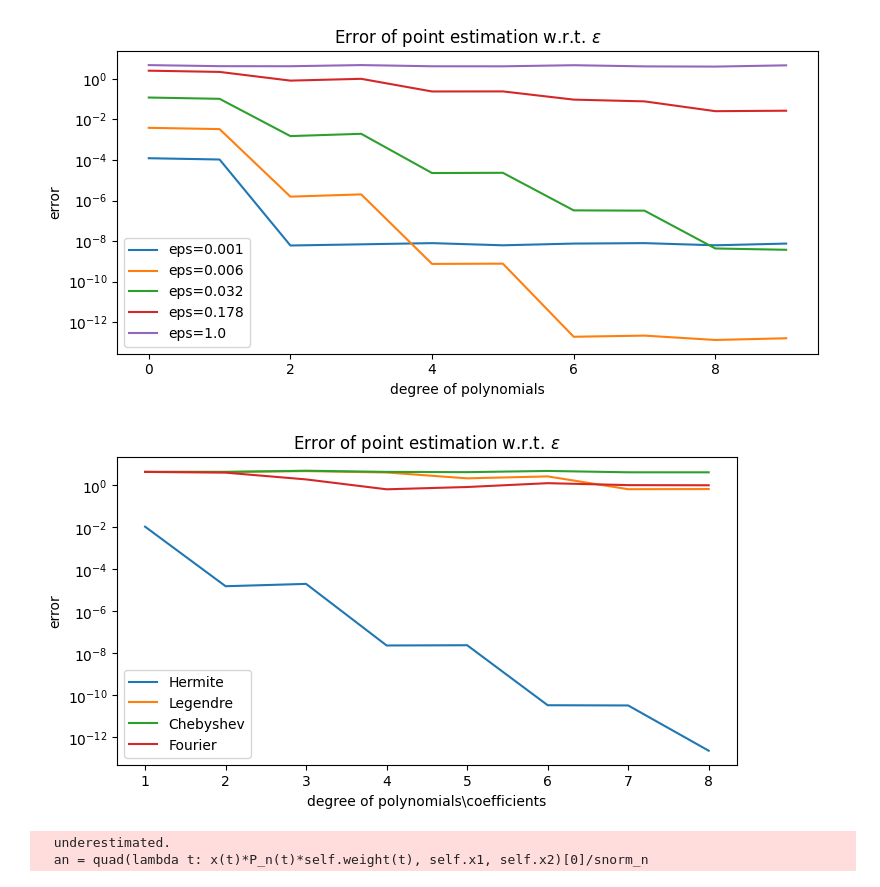
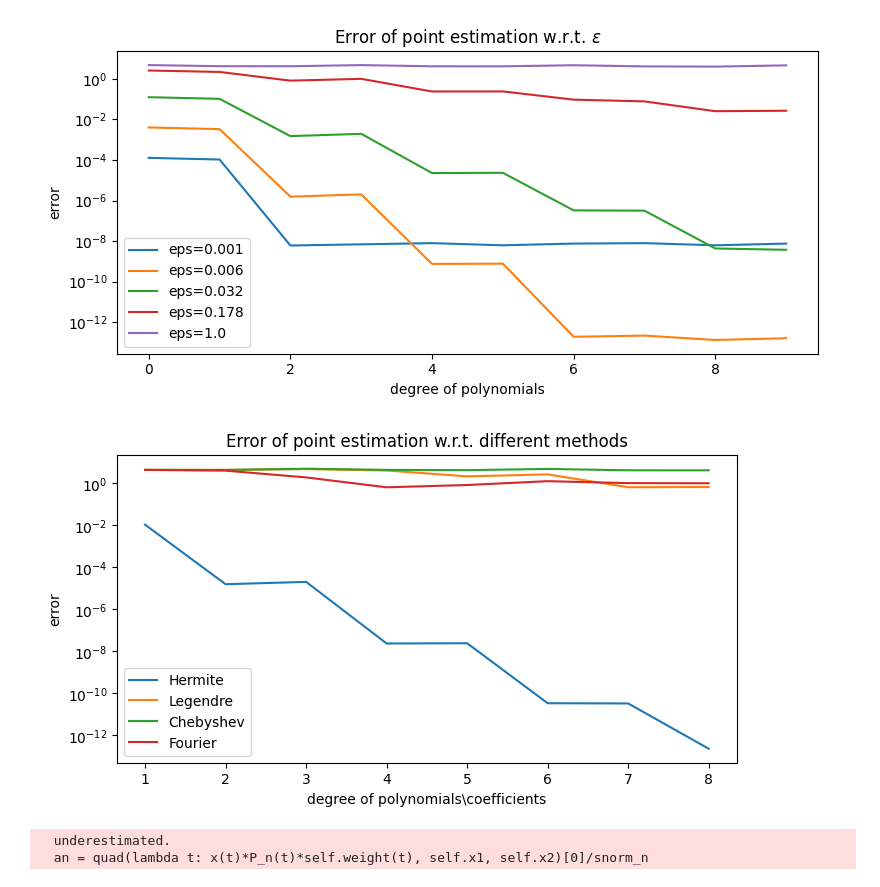
Before and after one commit to Zhuoyue-Huang/M3R-signature-inversion, a Jupyter notebook: sig_ortho_polys.ipynb, the cells around one changed output. Drawn from its saved outputs; the diff is of its cells as text; code cells hidden in the pictures.

Commit message:
change titles

```diff
--- a/sig_ortho_polys.ipynb
+++ b/sig_ortho_polys.ipynb
@@ -98,29 +98,29 @@ plt.show()
 # %%
 # study error as a function of N for various polynomials
 iter_num = 10
 d_range = range(1, 9)
 poly_dict = {'Hermite': {'poly': Hermite(t0, eps), 'error': np.zeros(d_range[-1]-d_range[0]+1)},
              'Legendre': {'poly': Legendre(), 'error': np.zeros(d_range[-1]-d_range[0]+1)},
              'Chebyshev': {'poly': Chebyshev(), 'error': np.zeros(d_range[-1]-d_range[0]+1)},
              'Fourier': {'poly': Fourier(t_grid), 'error': np.zeros(d_range[-1]-d_range[0]+1)}}
 for n in tqdm(d_range):
     error = 0
     for i in range(iter_num):
         func = random_sine_generator(seed=np.random.randint(10, 100))
         for sub_dict in poly_dict.values():
             sub_dict['error'][n-d_range[0]] += abs(sub_dict['poly'].ploy2path(func, n, t0) - func(t0))
 
 plt.figure(figsize=(8, 4), dpi=100)
 for name, sub_dict in poly_dict.items():
     plt.plot(d_range, sub_dict['error']/iter_num, label=name)
 plt.legend()
 plt.yscale('log')
 plt.xlabel('degree of polynomials\coefficients')
 plt.ylabel('error')
-plt.title(r'Error of point estimation w.r.t. $\epsilon$')
+plt.title(r'Error of point estimation w.r.t. different methods')
 plt.show()
 # %% [output]
-[figure, old version]
+[figure, new version]
 # %%
 # verify recurrence relation of signature
 length = 200
```
